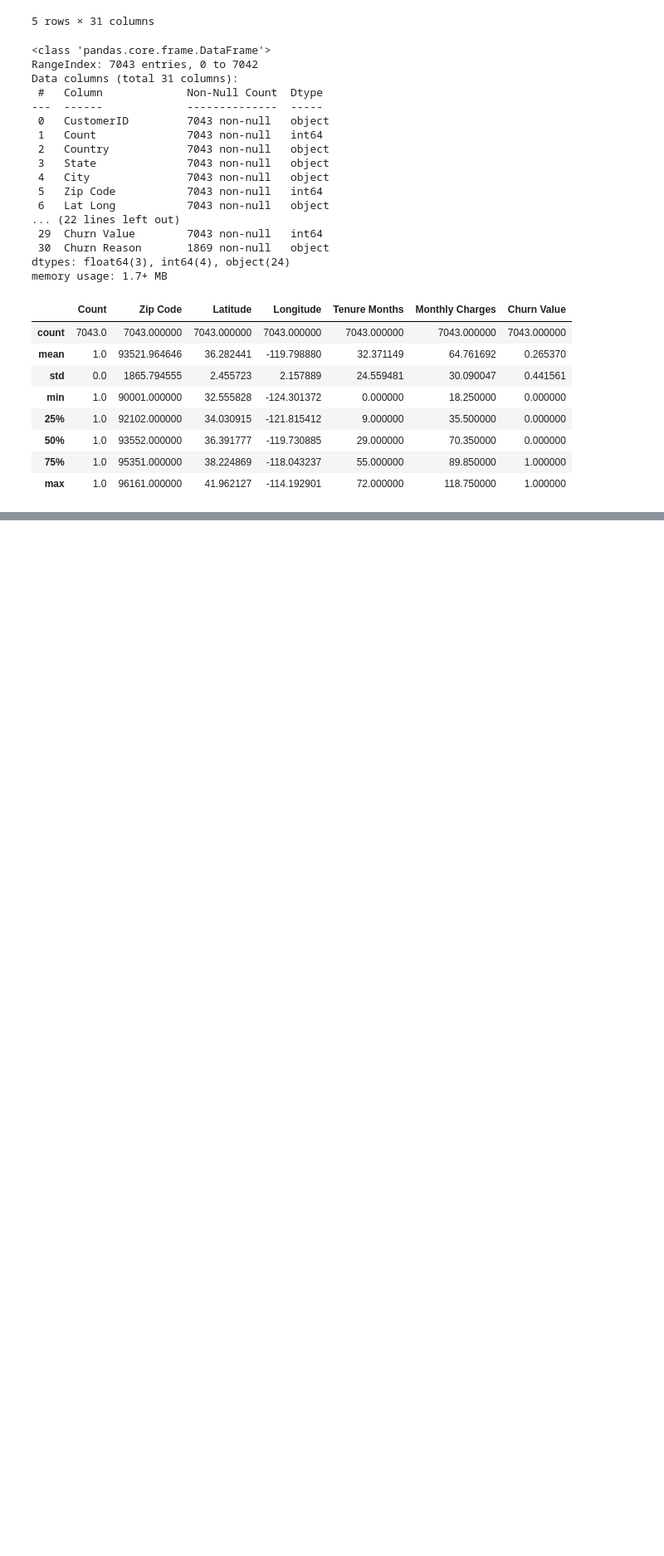
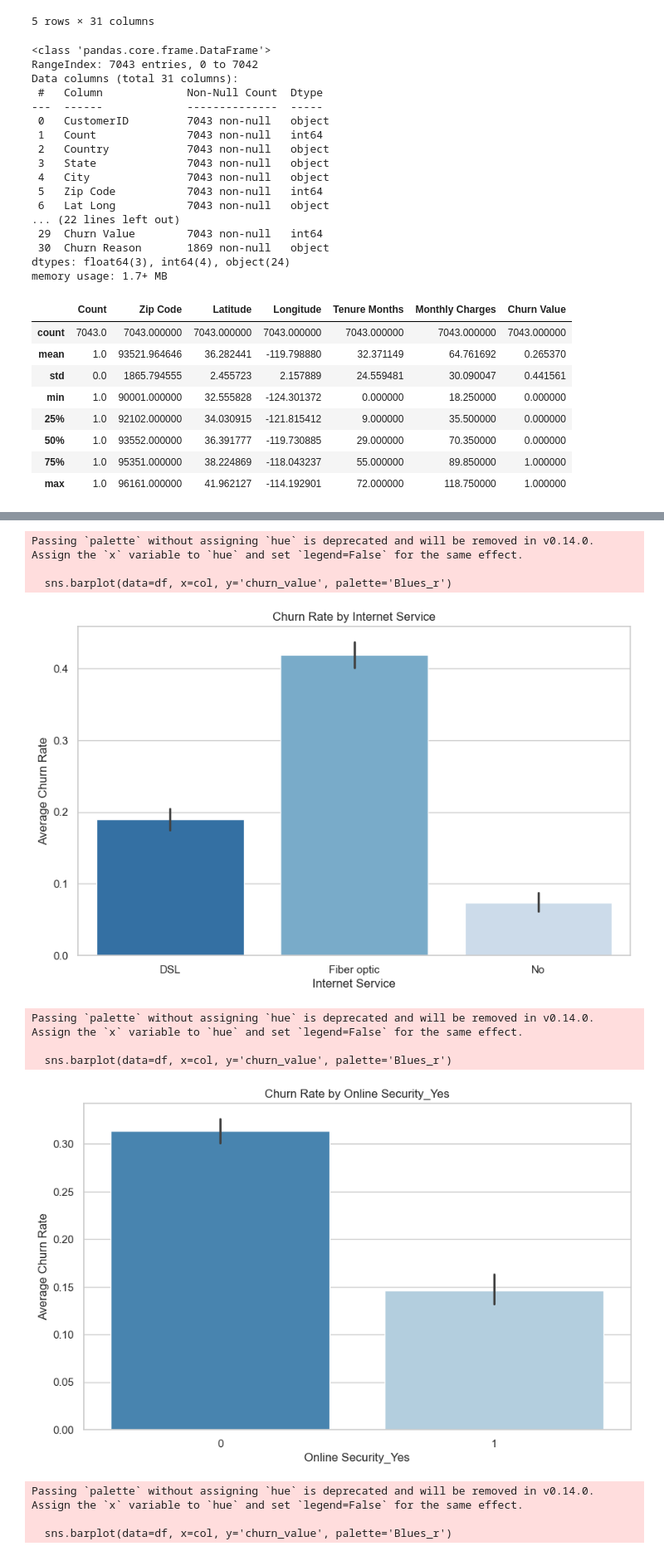
Before and after one commit to kirilvino/Swan-Project-Team-7, a Jupyter notebook: Swan Dan.ipynb, the cells around one changed output, grey strips where cells are left out. Shown: that part at 83% size. Cells and saved outputs as stored; diff of their text form; code cells hidden in the pictures; blank space fills up the shorter version.

```diff
--- a/Swan Dan.ipynb
+++ b/Swan Dan.ipynb
@@ -82,0 +203,33 @@ For example, when doing 'df[col].method(value, inplace=True)', try using 'df.met
+# %%
+service_cols = ['Internet Service', 'Online Security_Yes', 'Online Backup_Yes',
+                'Device Protection_Yes', 'Tech Support_Yes',
+                'Streaming TV_Yes', 'Streaming Movies_Yes']
+
+for col in service_cols:
+    if col in df.columns:
+        sns.barplot(data=df, x=col, y='churn_value', palette='Blues_r')
+        plt.title(f"Churn Rate by {col}")
+        plt.ylabel("Average Churn Rate")
+        plt.show()
+
+# Contract type & Payment method
+sns.countplot(data=df, x='Contract', hue='churn_flag')
+plt.title("Churn by Contract Type")
+plt.show()
+
+sns.countplot(data=df, x='Payment Method', hue='churn_flag')
+plt.title("Churn by Payment Method")
+plt.xticks(rotation=45)
+plt.show()
+# %% [output]
+Passing `palette` without assigning `hue` is deprecated and will be removed in v0.14.0. Assign the `x` variable to `hue` and set `legend=False` for the same effect.
+
+  sns.barplot(data=df, x=col, y='churn_value', palette='Blues_r')
+[figure, added]
+Passing `palette` without assigning `hue` is deprecated and will be removed in v0.14.0. Assign the `x` variable to `hue` and set `legend=False` for the same effect.
+
+  sns.barplot(data=df, x=col, y='churn_value', palette='Blues_r')
+[figure, added]
+Passing `palette` without assigning `hue` is deprecated and will be removed in v0.14.0. Assign the `x` variable to `hue` and set `legend=False` for the same effect.
+
+  sns.barplot(data=df, x=col, y='churn_value', palette='Blues_r')
```
Also changed, not shown: parts of 11 cells of this notebook.
